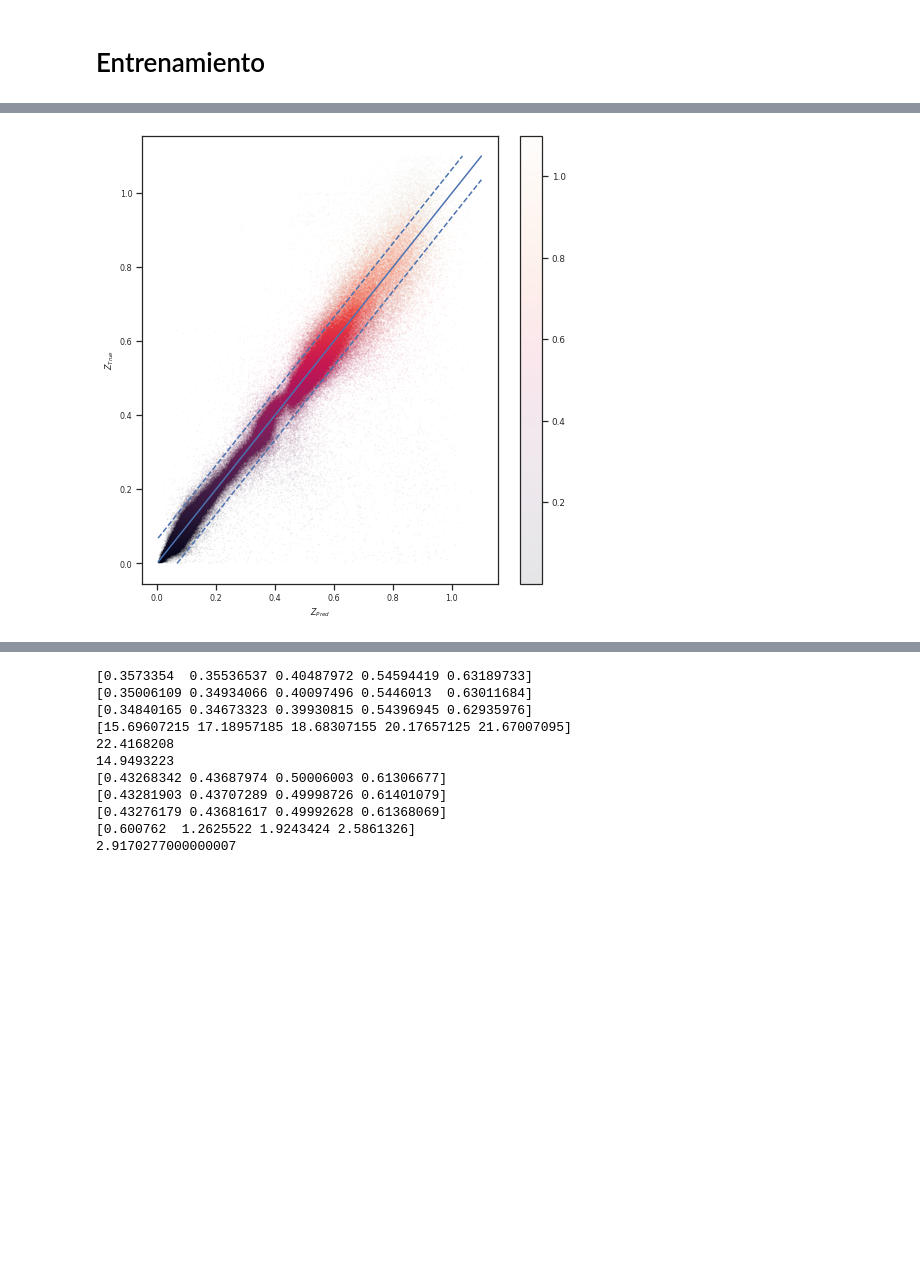
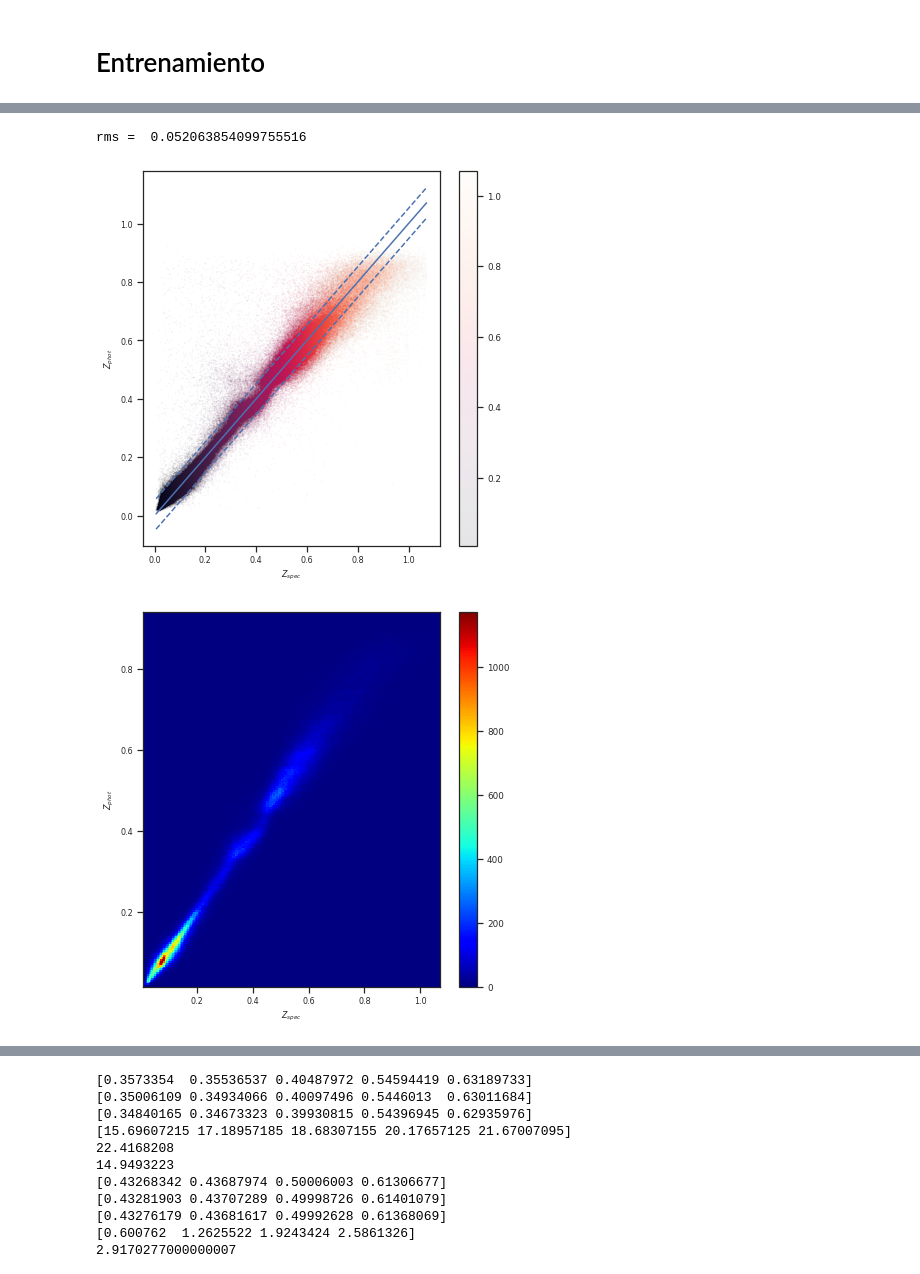
Before and after one commit to yoclaudius/Trabajo_final_Astroestad-stica, a Jupyter notebook: Cordoba_2022/Untitled.ipynb, the cells around one changed output, grey strips where cells are left out. Drawn from its saved outputs; the diff is of its cells as text; code cells hidden in the pictures; blank space fills up the shorter version.

```diff
--- a/Cordoba_2022/Untitled.ipynb
+++ b/Cordoba_2022/Untitled.ipynb
@@ -305,8 +238,2 @@ if morfologia:
-# %%
-ind_var = sdss_f.drop(['objid', 'Chabrier_MILES_age_lightW',
-       'Chabrier_MILES_age_lightW_up_1sig',
-       'Chabrier_MILES_age_lightW_low_1sig', 'Chabrier_MILES_total_mass',
-       'Chabrier_MILES_total_mass_up_1sig',
-       'Chabrier_MILES_total_mass_low_1sig', 'Z_NOQSO', 'Z_ERR_NOQSO'], axis=1)
 # %% [markdown]
 ### Análisis PCA
@@ -441,9 +329,9 @@ elif pca_on == 3:
     ind_var_err = ind_var_err[['modelMagErr_u', 'modelMagErr_g', 'modelMagErr_r', 'modelMagErr_i',
        'modelMagErr_z','Z_ERR_NOQSO']]
 # %%
-morf_on = False
-if morf_on == True:
-    dep_var = sdss_f.drop(['objid', 'modelmag_u', 'modelmag_g', 'modelmag_r', 'modelmag_i',
+mod = 1
+if mod == 0:
+    dep_var = sdss_f.drop(['modelmag_u', 'modelmag_g', 'modelmag_r', 'modelmag_i',
            'modelmag_z', 'modelMagErr_u', 'modelMagErr_g', 'modelMagErr_r',
            'modelMagErr_i', 'modelMagErr_z',
            'Chabrier_MILES_age_lightW_low_1sig',
@@ -456,8 +344,8 @@ if morf_on == True:
                           ,'petroR50_g','petroR50_r','petroR90_g','petroR90_r','petroR50Err_g',
                           'petroR50Err_r','petroR90Err_g','petroR90Err_r','cr','cg',
                            'Chabrier_MILES_age_lightW'], axis=1)
-else:
-    dep_var = sdss_f.drop(['objid', 'modelmag_u', 'modelmag_g', 'modelmag_r', 'modelmag_i',
+elif mod == 1:
+    dep_var = sdss_f.drop(['modelmag_u', 'modelmag_g', 'modelmag_r', 'modelmag_i',
            'modelmag_z', 'modelMagErr_u', 'modelMagErr_g', 'modelMagErr_r',
            'modelMagErr_i', 'modelMagErr_z',
            'Chabrier_MILES_age_lightW_low_1sig', 'Chabrier_MILES_age_lightW',
@@ -627,0 +452,3 @@ Wall time: 1h 3min 41s
+# %%
+%%time
+model_fit = load('regression.joblib')
@@ -761,33 +519,52 @@ See the caveats in the documentation: https://pandas.pydata.org/pandas-docs/stab
 # %%
-x = model_pred[:,1]
-y = dep_vars_test['Z_NOQSO']
-mascara = (x < 1.1) & (y < 1.1)
-x = x[mascara]
-y = y[mascara]
+x = dep_vars_test['Z_NOQSO']
+y = model_pred[:,1]
+#mascara = (x < 1.1) & (y < 1.1)
+#x = x[mascara]
+#y = y[mascara]
 
 ztest = dep_vars_test['Z_NOQSO']
 zpred = model_pred[:,1]
-rms = np.sqrt(np.mean((ztest - zpred) ** 2))
+#rms = np.sqrt(np.mean((ztest - zpred) ** 2))
+rms = mean_squared_error(ztest, zpred, squared=False) # Usando la raíz cuadrada
+print('rms = ', rms)
 
 import matplotlib.colors as mcolors
-gamma = 0.2
+gamma = 0.5
 
-plt.figure(figsize=(7,7))
-plt.scatter(x, y, alpha=0.1, marker='.', s=0.2, c=y)
+plt.figure(figsize=(6,6))
+plt.scatter(x, y, alpha=0.1, marker='.', s=0.2, c=z)
 plt.colorbar()
 plt.plot([x.min(),x.max()], [x.min(),x.max()], color='b')
-plt.plot([x.min(),x.max() - rms], [x.min() + rms,x.max()], ls='--', color='b')
-plt.plot([x.min() + rms,x.max()], [y.min(),x.max() - rms], ls='--', color='b')
-plt.xlabel(r'$Z_{Pred}$',fontsize='small')
-plt.ylabel(r'$Z_{True}$',fontsize='small')
+plt.plot([x.min(),x.max()], [x.min() + rms,x.max() + rms], ls='--', color='b')
+plt.plot([x.min(),x.max()], [x.min() - rms,x.max() - rms], ls='--', color='b')
+plt.xlabel(r'$Z_{spec}$',fontsize='small')
+plt.ylabel(r'$Z_{phot}$',fontsize='small')
 plt.xticks(fontsize='small')
 plt.yticks(fontsize='small')
 plt.tight_layout()
 #plt.xlim(right=12)
 #plt.xlim(left=9.5)
 #plt.ylim(top=12)
 #plt.ylim(bottom=9)
-plt.savefig('z_vs_z.jpg')
+#plt.savefig('mass_vs_mass.jpg')
 plt.show()
+
+plt.figure(figsize=(6,6))
+plt.hist2d(x, y, bins=(200, 200), cmap=plt.cm.jet)
+plt.colorbar()
+plt.xlabel(r'$Z_{spec}$',fontsize='small')
+plt.ylabel(r'$Z_{phot}$',fontsize='small')
+plt.xticks(fontsize='small')
+plt.yticks(fontsize='small')
+plt.tight_layout()
+#plt.xlim(right=12)
+#plt.xlim(left=9.5)
+#plt.ylim(top=12)
+#plt.ylim(bottom=9)
+#plt.savefig('mass_vs_mass.jpg')
+plt.show()
 # %% [output]
+rms =  0.052063854099755516
-[figure, old version]
+[figure, new version]
+[figure, added]
```
Also changed, not shown: parts of 84 cells of this notebook, 1 other file.
